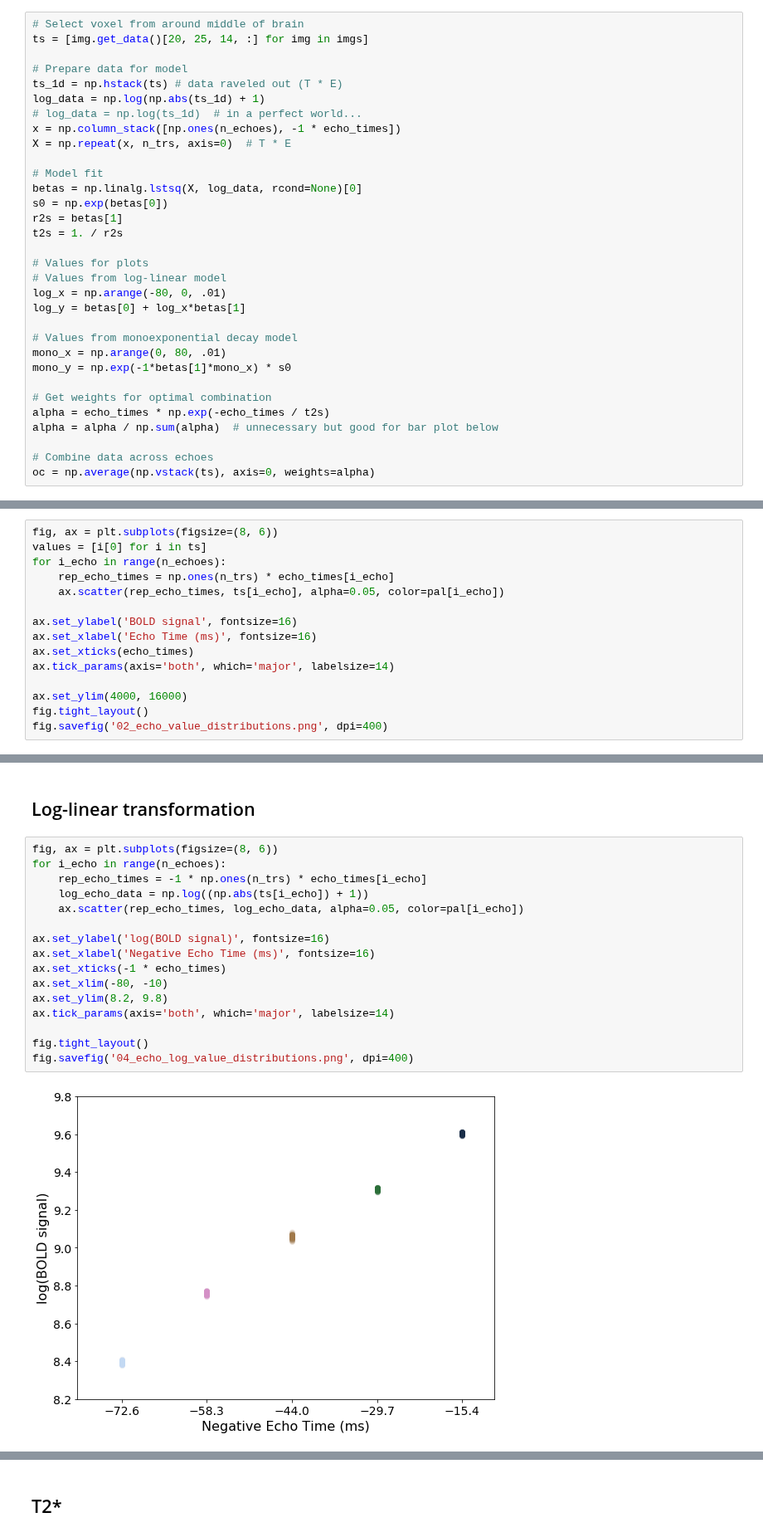
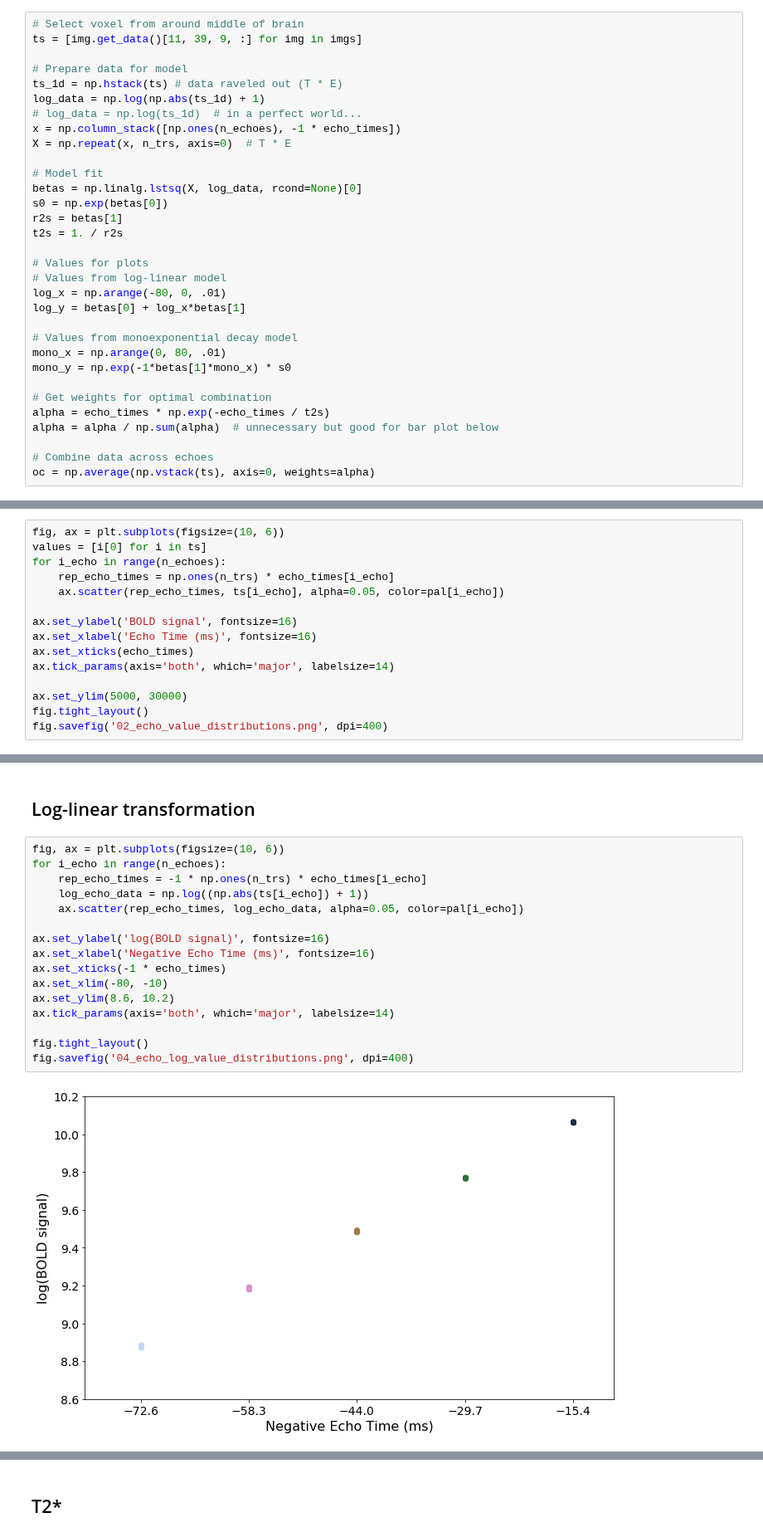
Before and after one commit to ME-ICA/tedana, a Jupyter notebook: docs/_static/optimal_combination_workflow_plots.ipynb, the cells around one changed output, grey strips where cells are left out. Shown at 83% size. Drawn from its saved outputs; the diff is of its cells as text.

```diff
--- a/docs/_static/optimal_combination_workflow_plots.ipynb
+++ b/docs/_static/optimal_combination_workflow_plots.ipynb
@@ -29,7 +29,7 @@ n_trs = imgs[0].shape[-1]
 pal = sns.color_palette('cubehelix', n_echoes)
 # %%
 # Select voxel from around middle of brain
-ts = [img.get_data()[20, 25, 14, :] for img in imgs]
+ts = [img.get_data()[11, 39, 9, :] for img in imgs]
 
 # Prepare data for model
 ts_1d = np.hstack(ts) # data raveled out (T * E)
@@ -78,7 +78,7 @@ fig.savefig('01_echo_timeseries.png', dpi=400)
 # %% [markdown]
 ## Echo-specific data and echo time
 # %%
-fig, ax = plt.subplots(figsize=(8, 6))
+fig, ax = plt.subplots(figsize=(10, 6))
 values = [i[0] for i in ts]
 for i_echo in range(n_echoes):
     rep_echo_times = np.ones(n_trs) * echo_times[i_echo]
@@ -89,7 +89,7 @@ ax.set_xlabel('Echo Time (ms)', fontsize=16)
 ax.set_xticks(echo_times)
 ax.tick_params(axis='both', which='major', labelsize=14)
 
-ax.set_ylim(4000, 16000)
+ax.set_ylim(5000, 30000)
 fig.tight_layout()
 fig.savefig('02_echo_value_distributions.png', dpi=400)
 # %% [output]
@@ -111,23 +111,23 @@ fig.savefig('03_adaptive_mask.png', dpi=400)
 # %% [markdown]
 ## Log-linear transformation
 # %%
-fig, ax = plt.subplots(figsize=(8, 6))
+fig, ax = plt.subplots(figsize=(10, 6))
 for i_echo in range(n_echoes):
     rep_echo_times = -1 * np.ones(n_trs) * echo_times[i_echo]
     log_echo_data = np.log((np.abs(ts[i_echo]) + 1))
     ax.scatter(rep_echo_times, log_echo_data, alpha=0.05, color=pal[i_echo])
 
 ax.set_ylabel('log(BOLD signal)', fontsize=16)
 ax.set_xlabel('Negative Echo Time (ms)', fontsize=16)
 ax.set_xticks(-1 * echo_times)
 ax.set_xlim(-80, -10)
-ax.set_ylim(8.2, 9.8)
+ax.set_ylim(8.6, 10.2)
 ax.tick_params(axis='both', which='major', labelsize=14)
 
 fig.tight_layout()
 fig.savefig('04_echo_log_value_distributions.png', dpi=400)
 # %% [output]
-[figure, old version]
+[figure, new version]
 # %% [markdown]
 ## Log-linear model
 
```
Also changed, not shown: parts of 7 cells of this notebook, 19 other files.
